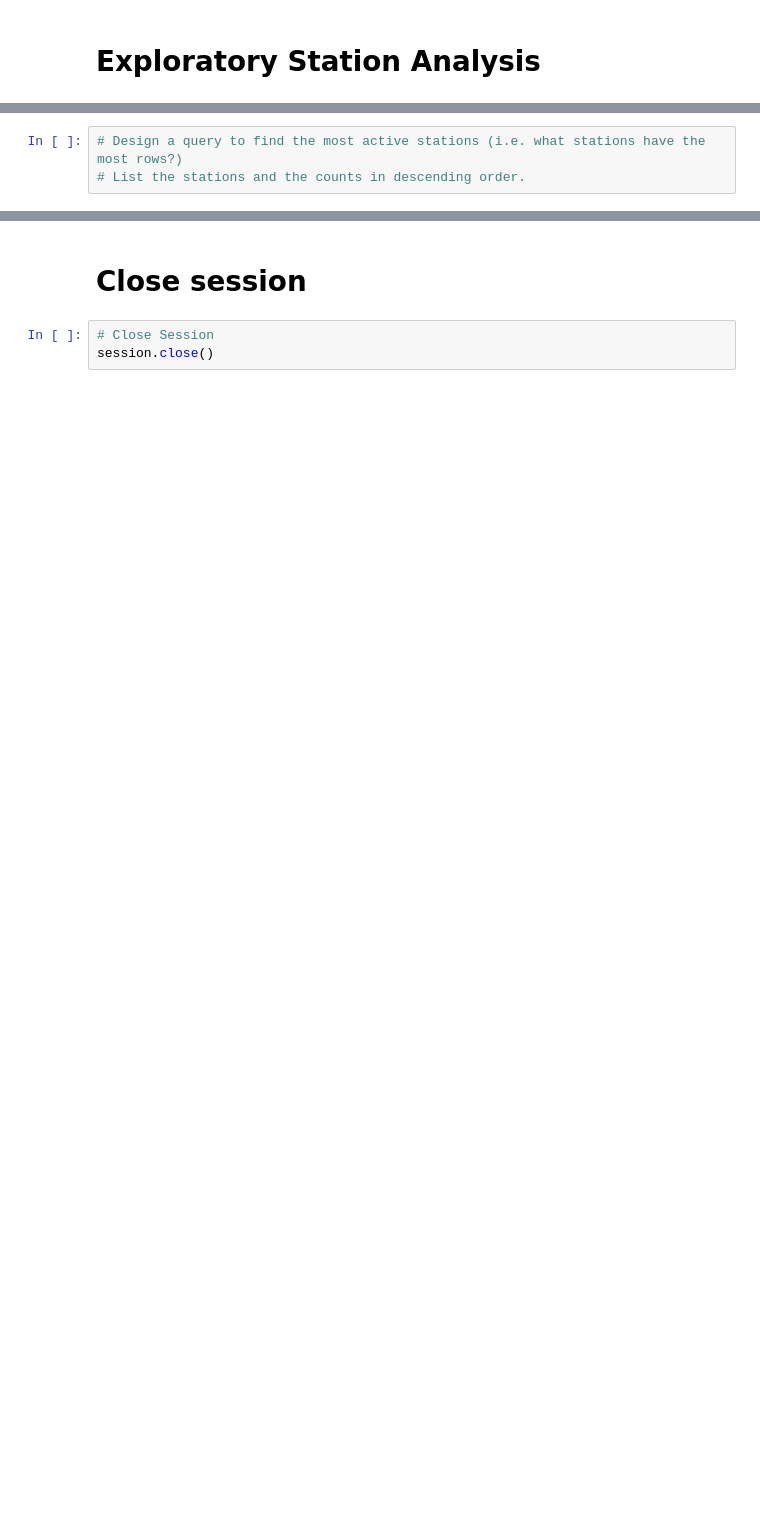
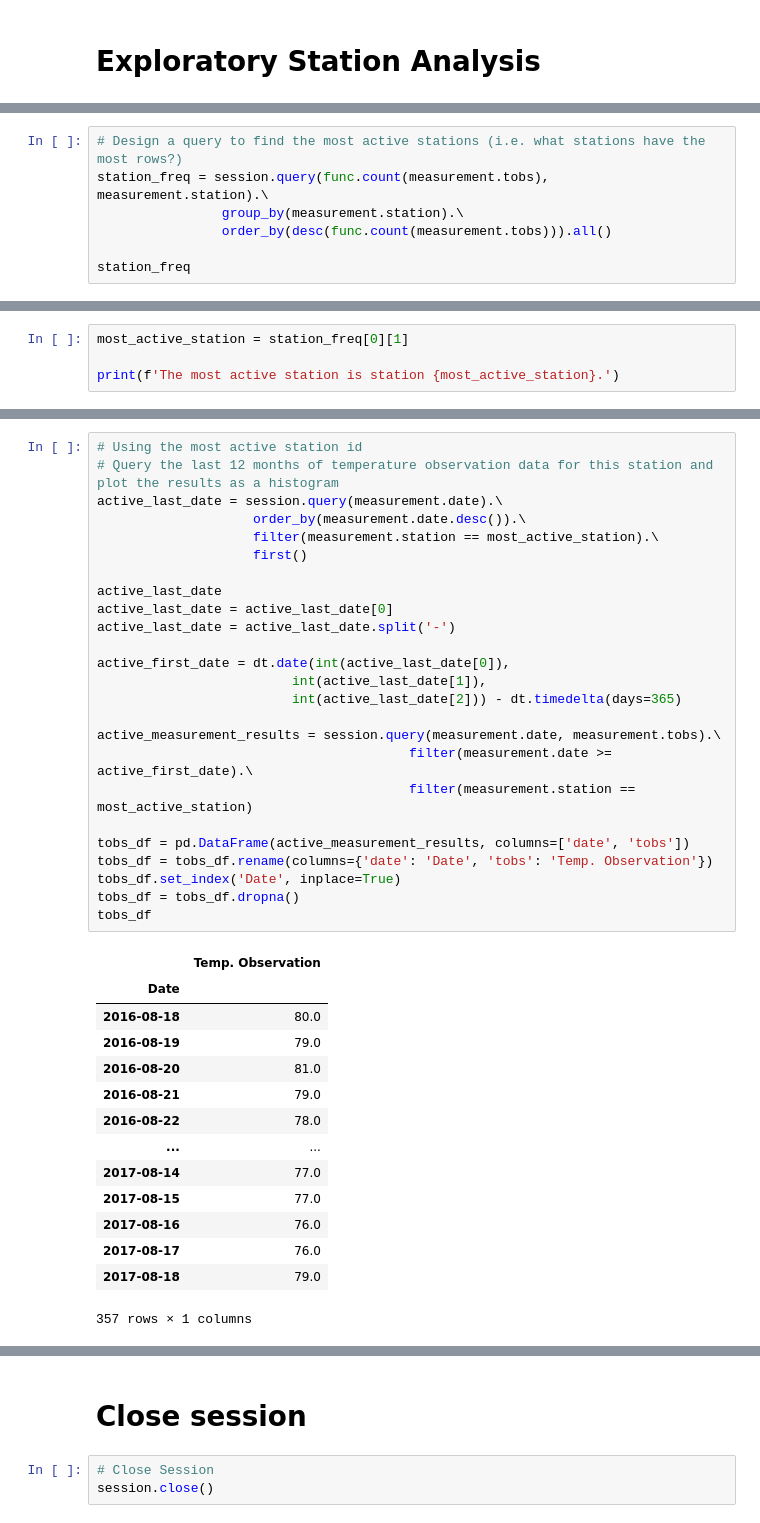
Before and after one commit to beaujeffrey03/sqlalchemy-challenge, a Jupyter notebook: climate_starter.ipynb, the cells around one changed output, grey strips where cells are left out. Cells and saved outputs as stored; diff of their text form; blank space fills up the shorter version.

```diff
--- a/climate_starter.ipynb
+++ b/climate_starter.ipynb
@@ -198,3 +162,7 @@ measurement_12m_df.describe()
 # %%
 # Design a query to find the most active stations (i.e. what stations have the most rows?)
-# List the stations and the counts in descending order.
+station_freq = session.query(func.count(measurement.tobs), measurement.station).\
+                group_by(measurement.station).\
+                order_by(desc(func.count(measurement.tobs))).all()
+
+station_freq
@@ -205,0 +179,4 @@ measurement_12m_df.describe()
+# %%
+most_active_station = station_freq[0][1]
+
+print(f'The most active station is station {most_active_station}.')
@@ -205,0 +208,40 @@ measurement_12m_df.describe()
+# %%
+# Using the most active station id
+# Query the last 12 months of temperature observation data for this station and plot the results as a histogram
+active_last_date = session.query(measurement.date).\
+                    order_by(measurement.date.desc()).\
+                    filter(measurement.station == most_active_station).\
+                    first()
+
+active_last_date
+active_last_date = active_last_date[0]
+active_last_date = active_last_date.split('-')
+
+active_first_date = dt.date(int(active_last_date[0]),
+                         int(active_last_date[1]),
+                         int(active_last_date[2])) - dt.timedelta(days=365)
+
+active_measurement_results = session.query(measurement.date, measurement.tobs).\
+                                        filter(measurement.date >= active_first_date).\
+                                        filter(measurement.station == most_active_station)
+
+tobs_df = pd.DataFrame(active_measurement_results, columns=['date', 'tobs'])
+tobs_df = tobs_df.rename(columns={'date': 'Date', 'tobs': 'Temp. Observation'})
+tobs_df.set_index('Date', inplace=True)
+tobs_df = tobs_df.dropna()
+tobs_df
+# %% [output]
+|  | Temp. Observation |
+| Date |  |
+| 2016-08-18 | 80.0 |
+| 2016-08-19 | 79.0 |
+| 2016-08-20 | 81.0 |
+| 2016-08-21 | 79.0 |
+| 2016-08-22 | 78.0 |
+| ... | ... |
+| 2017-08-14 | 77.0 |
+| 2017-08-15 | 77.0 |
+| 2017-08-16 | 76.0 |
+| 2017-08-17 | 76.0 |
+| 2017-08-18 | 79.0 |
+357 rows × 1 columns
```
Also changed, not shown: parts of 21 cells of this notebook.
